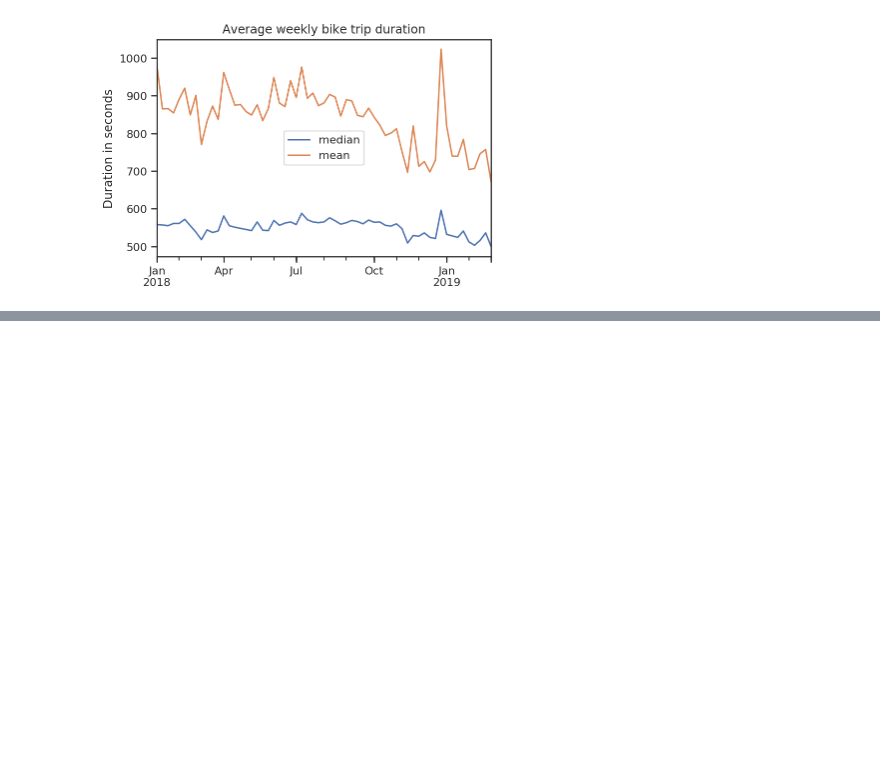
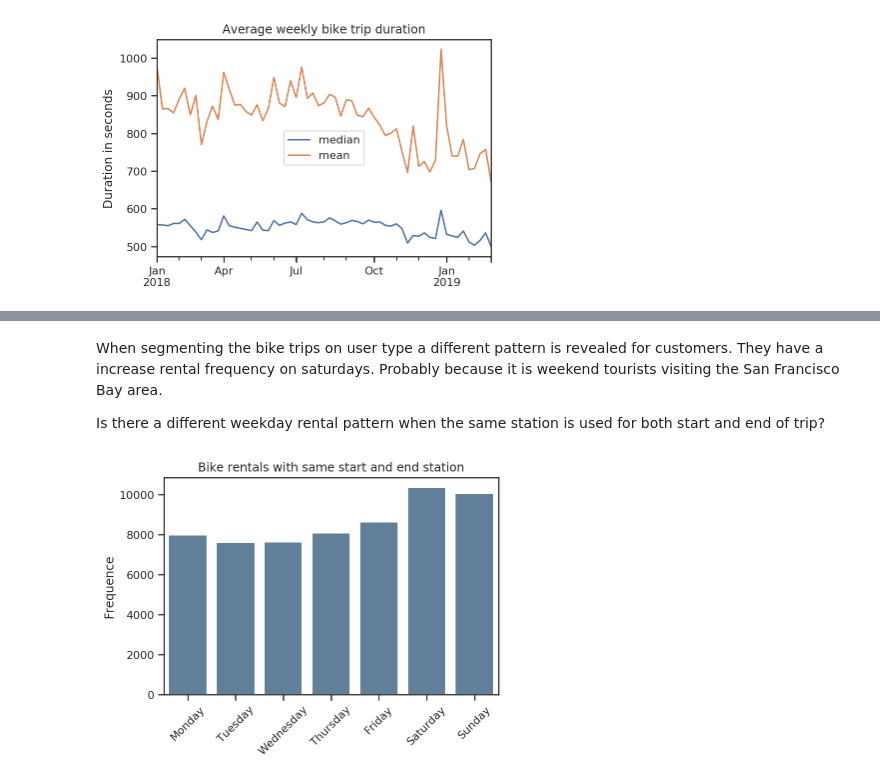
Before and after one commit to marcusholmgren/bikeshare-analysis, a Jupyter notebook: fordgobike-analysis.ipynb, the cells around one changed output, grey strips where cells are left out. Saved outputs shown, nothing was run; the diff lists cells and outputs as text; code cells hidden in the pictures; blank space fills up the shorter version.

```diff
--- a/fordgobike-analysis.ipynb
+++ b/fordgobike-analysis.ipynb
@@ -536,0 +535,19 @@ The pairplot for user_type over duration_sec, bike_id, and member_birth_year is
+# %% [markdown]
+When segmenting the bike trips on user type a different pattern is revealed for customers. They have a increase rental frequency on saturdays. Probably because it is weekend tourists visiting the San Francisco Bay area.
+
+Is there a different weekday rental pattern when the same station is used for both start and end of trip?
+# %%
+same_station = bikeshare_df[bikeshare_df.start_station_id == bikeshare_df.end_station_id].copy()
+
+ax = sns.countplot(same_station.start_time.dt.weekday_name,
+                   order=weekday_names,
+                   color='steelblue',
+                   saturation=0.5)
+
+ax.set(xlabel='',
+       ylabel='Frequence',
+       title='Bike rentals with same start and end station')
+ax.tick_params(axis='x',
+               labelrotation=45)
+# %% [output]
+[figure, added]
```
Also changed, not shown: parts of 39 cells of this notebook, 5 other files.
